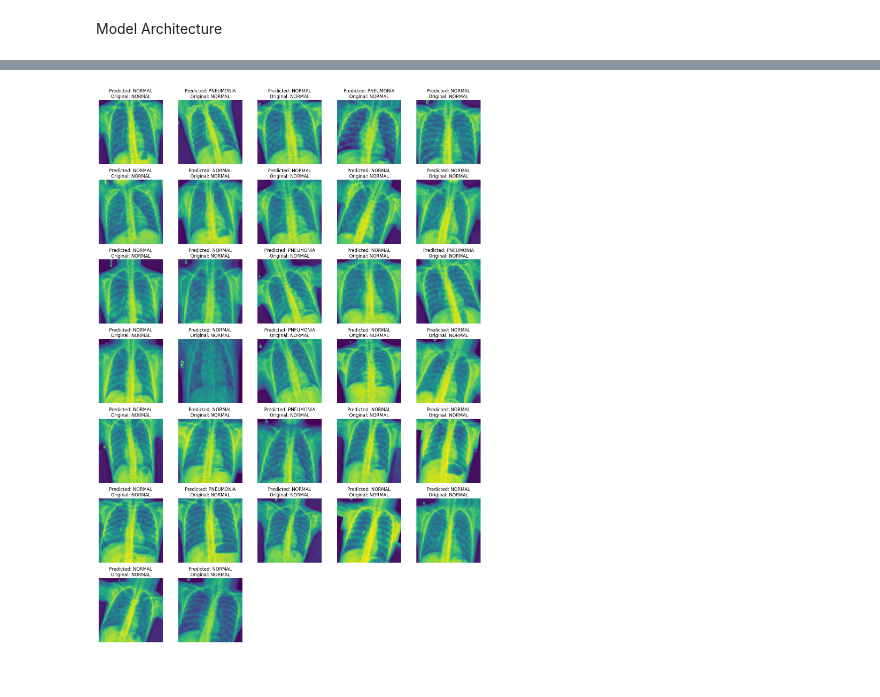
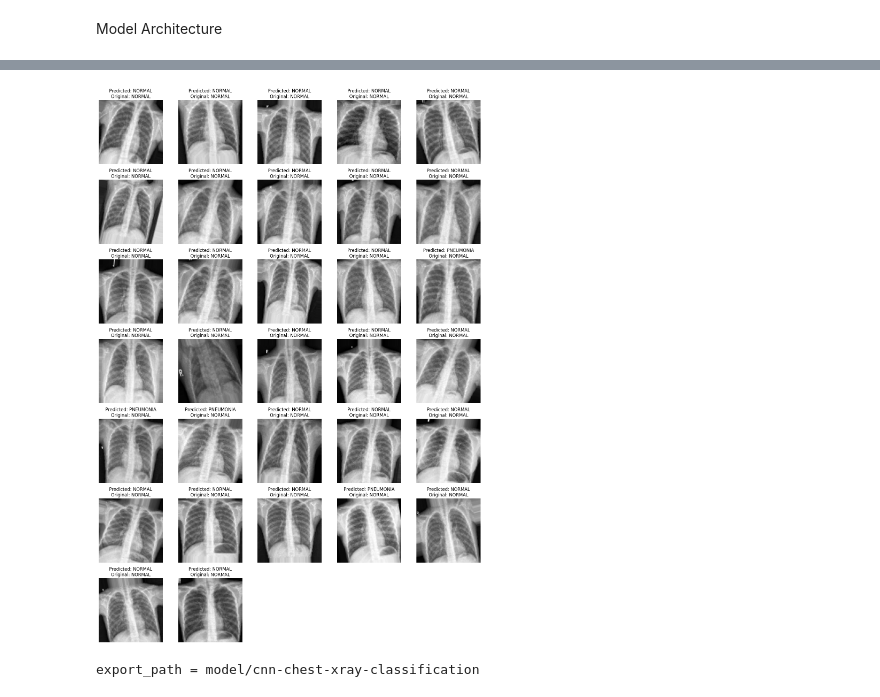
Before and after one commit to ADSAS-Lab/ADLProject, a Jupyter notebook: adl-project-cnn.ipynb, the cells around one changed output, grey strips where cells are left out. Cells and saved outputs as stored; diff of their text form; code cells hidden in the pictures.

```diff
--- a/adl-project-cnn.ipynb
+++ b/adl-project-cnn.ipynb
@@ -87,7 +87,7 @@ test_datagen = ImageDataGenerator(rescale=1./255,
 
 test_generator = test_datagen.flow_from_directory(test_data_path,
                                                   target_size=(img_height, img_width),
-                                                  batch_size=32,
+                                                  batch_size=10,
                                                   shuffle=False,
                                                   class_mode='categorical',
                                                   color_mode='grayscale')
@@ -187,7 +187,7 @@ plt.figure(figsize=(8, 8))
 for i in range(num_images):
     ax = plt.subplot(3, 5, i + 1)
     plt.imshow(x_batch[i], cmap='gray')
-    label = class_names[int(y_batch[i])]
+    label = class_names[np.argmax(y_batch[i])]
     plt.title(label)
     plt.axis("off")
 
@@ -345,7 +361,7 @@ axes = axes.flatten()
 
 # Plot the images with predicted and original class names
 for i in range(num_images):
-    axes[i].imshow(x_test_batch[i])
+    axes[i].imshow(x_test_batch[i], cmap='gray')
     axes[i].set_title('Predicted: {}\nOriginal: {}'.format(class_names[y_pred_classes[i]], class_names[np.argmax(y_test_batch[i])]))
     axes[i].axis('off')
 
@@ -361 +377,16 @@ plt.show()
-[figure, old version]
+[figure, new version]
+# %%
+export_path = 'model/cnn-chest-xray-classification'
+print('export_path = {}\n'.format(export_path))
+
+tf.keras.models.save_model(
+    model,
+    export_path,
+    overwrite=True,
+    include_optimizer=True,
+    save_format=None,
+    signatures=None,
+
+    )
+# %% [output]
+export_path = model/cnn-chest-xray-classification
```
Also changed, not shown: parts of 9 cells of this notebook.
